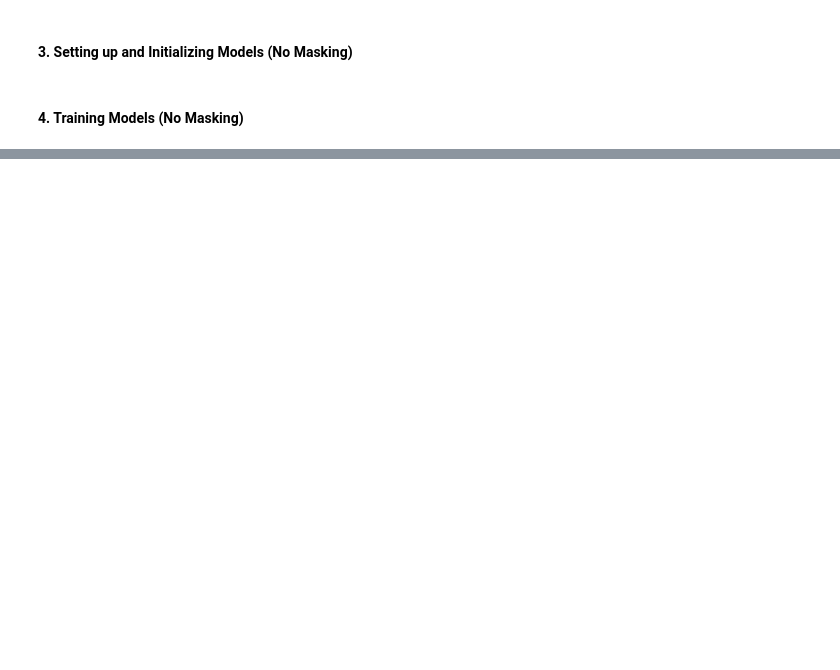
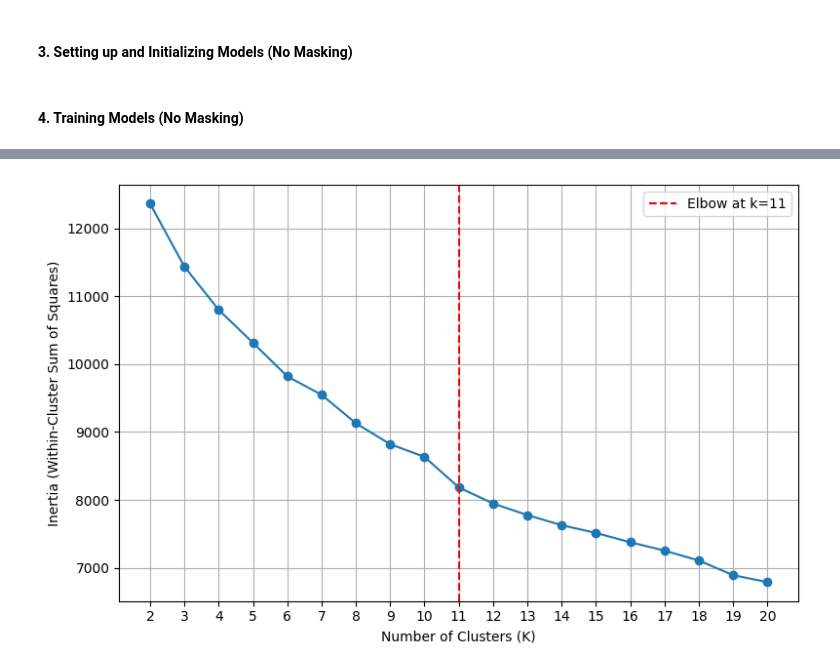
Before and after one commit to mtalonso-research/Traffic_Semantic_Graphs, a Jupyter notebook: notebooks/4-autoencoder.ipynb, the cells around one changed output, grey strips where cells are left out. Drawn from its saved outputs; the diff is of its cells as text; code cells hidden in the pictures; blank space fills up the shorter version.

```diff
--- a/notebooks/4-autoencoder.ipynb
+++ b/notebooks/4-autoencoder.ipynb
@@ -238,0 +282,16 @@ Suggested number of clusters (elbow method): 8
+# %%
+k_values = range(2, 20 + 1)
+plt.figure(figsize=(8, 5))
+plt.plot(k_values, _, marker='o')
+if best_k is not None:
+    plt.axvline(best_k, color='r', linestyle='--', label=f"Elbow at k={best_k}")
+plt.xlabel("Number of Clusters (K)")
+plt.ylabel("Inertia (Within-Cluster Sum of Squares)")
+plt.grid(True)
+plt.xticks(k_values)
+if best_k is not None:
+    plt.legend()
+plt.tight_layout()
+plt.show()
+# %% [output]
+[figure, added]
```
Also changed, not shown: parts of 5 cells of this notebook, 6 other files.
